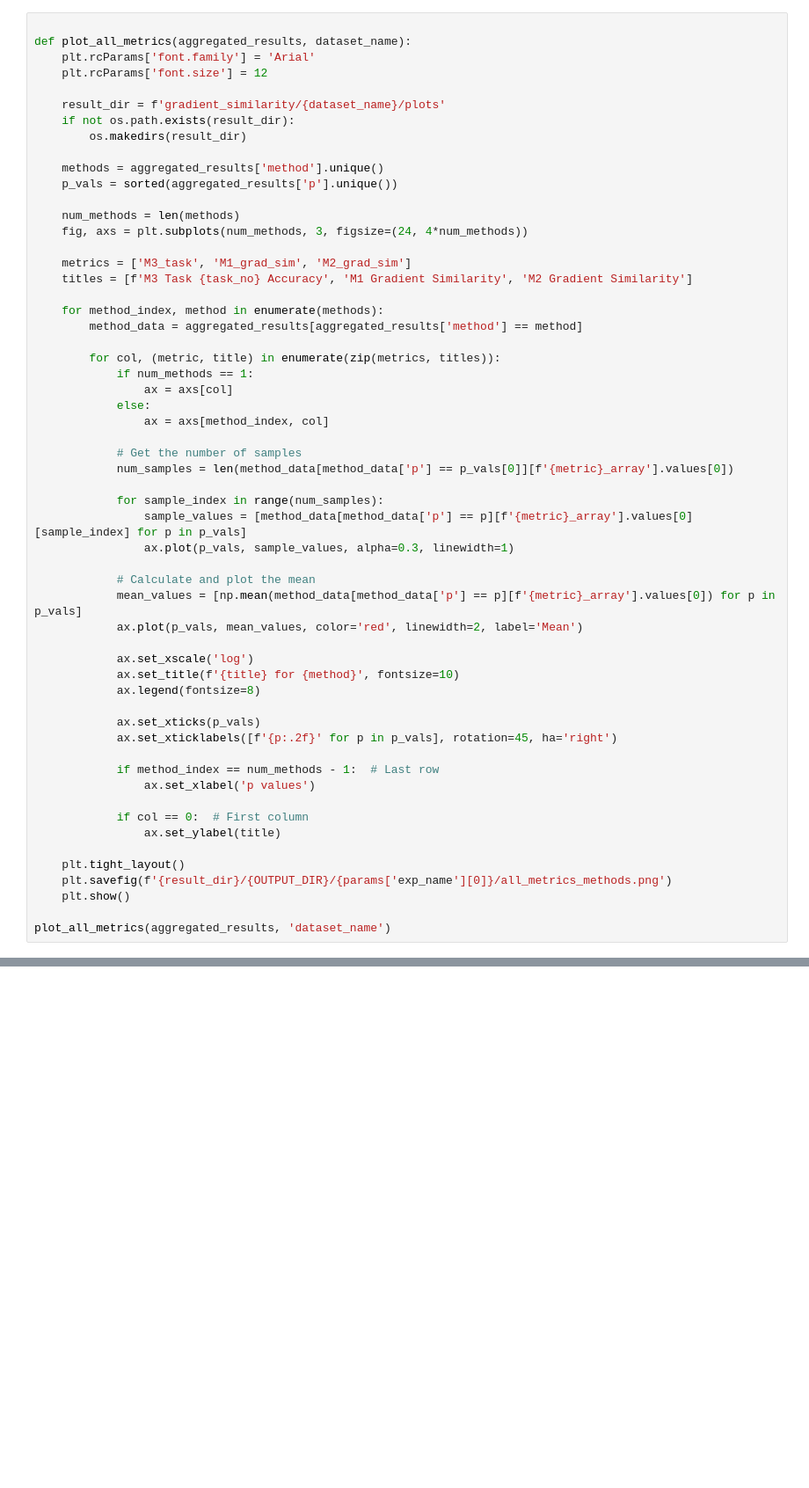
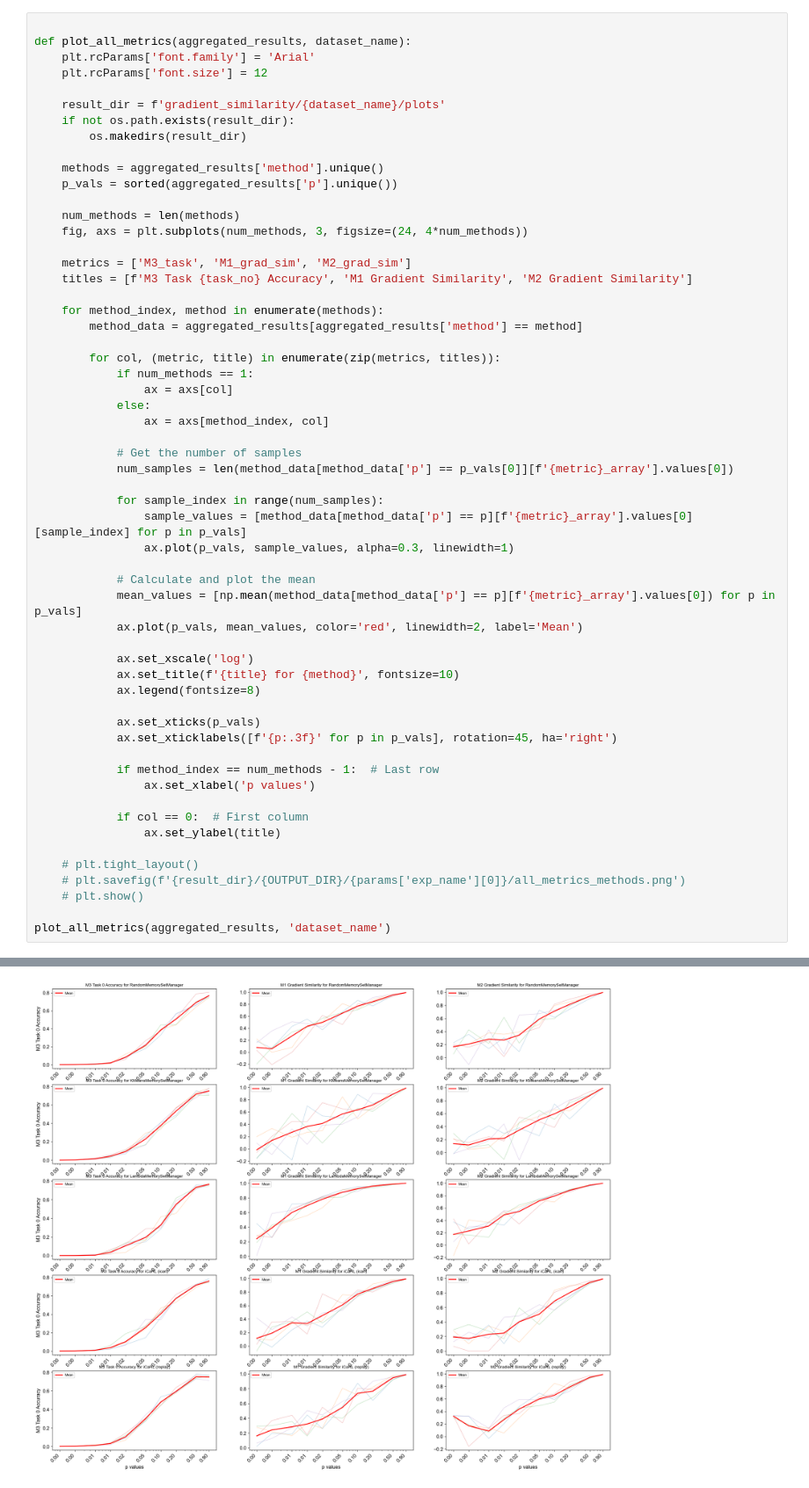
Before and after one commit to ewang26/continual-learning, a Jupyter notebook: plots.ipynb, the cells around one changed output, grey strips where cells are left out. Shown at 88% size. Drawn from its saved outputs; the diff is of its cells as text; blank space fills up the shorter version.

```diff
--- a/plots.ipynb
+++ b/plots.ipynb
@@ -363,7 +382,7 @@ def plot_all_metrics(aggregated_results, dataset_name):
             ax.legend(fontsize=8)
 
             ax.set_xticks(p_vals)
-            ax.set_xticklabels([f'{p:.2f}' for p in p_vals], rotation=45, ha='right')
+            ax.set_xticklabels([f'{p:.3f}' for p in p_vals], rotation=45, ha='right')
 
             if method_index == num_methods - 1:  # Last row
                 ax.set_xlabel('p values')
@@ -371,9 +390,9 @@ def plot_all_metrics(aggregated_results, dataset_name):
             if col == 0:  # First column
                 ax.set_ylabel(title)
 
-    plt.tight_layout()
-    plt.savefig(f'{result_dir}/{OUTPUT_DIR}/{params['exp_name'][0]}/all_metrics_methods.png')
-    plt.show()
+    # plt.tight_layout()
+    # plt.savefig(f'{result_dir}/{OUTPUT_DIR}/{params['exp_name'][0]}/all_metrics_methods.png')
+    # plt.show()
 
 plot_all_metrics(aggregated_results, 'dataset_name')
 # %% [output]
@@ -381,2 +399,3 @@ SyntaxError: f-string: unmatched '[' (3883691183.py, line 52)
+[figure, added]
 # %%
 aggregated_results
```
Also changed, not shown: parts of 8 cells of this notebook, 3 other files.
